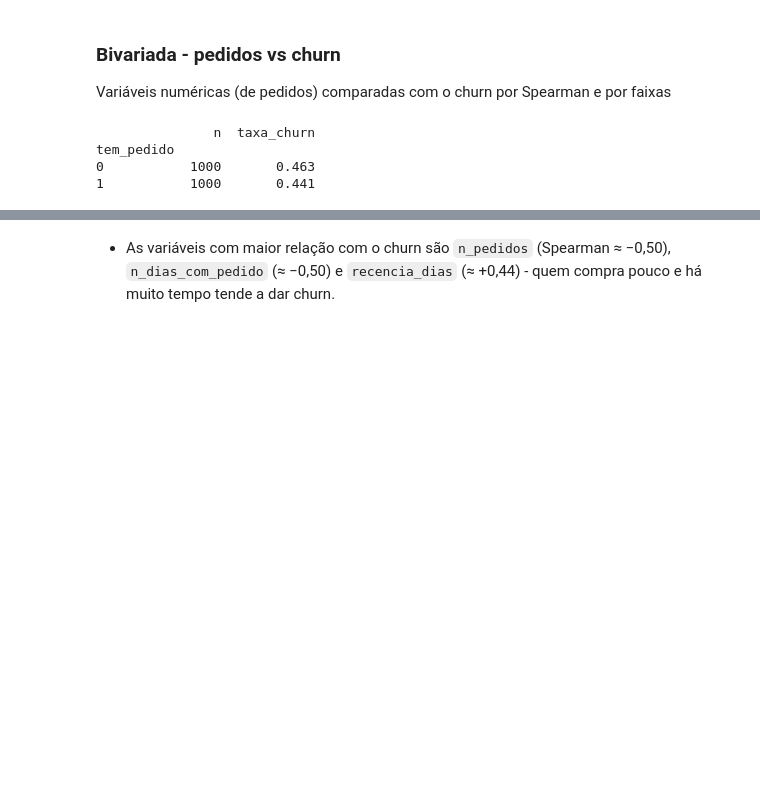
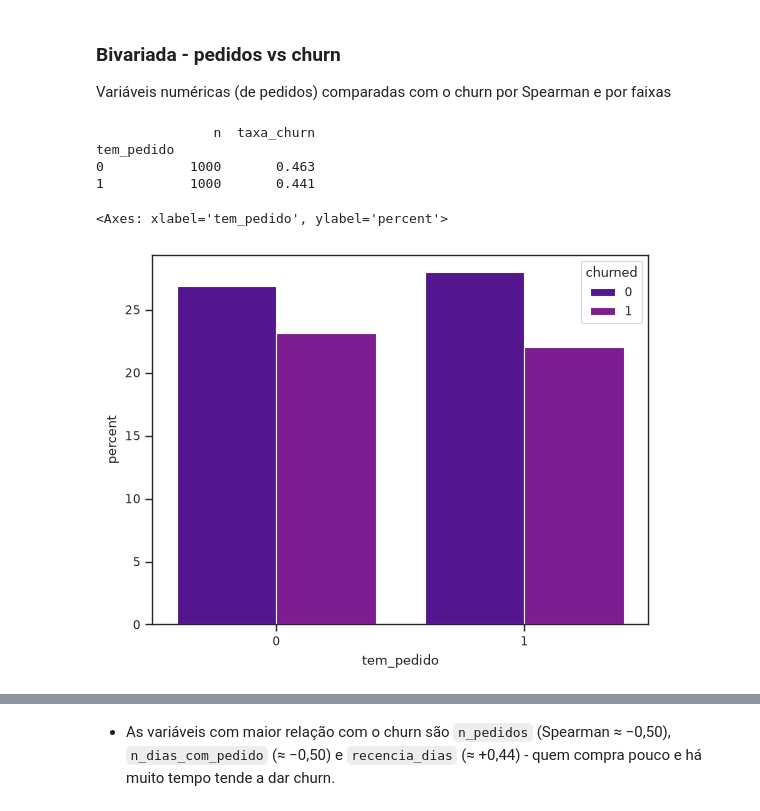
Before and after one commit to lgns-cin/CIN0144, a Jupyter notebook: EDA/com_pedidos.ipynb, the cells around one changed output, grey strips where cells are left out. Cells and saved outputs as stored; diff of their text form; code cells hidden in the pictures; blank space fills up the shorter version.

```diff
--- a/EDA/com_pedidos.ipynb
+++ b/EDA/com_pedidos.ipynb
@@ -723,8 +744,11 @@ clientes com pedido: 1000 de 2000
 Variáveis numéricas (de pedidos) comparadas com o churn por Spearman e por faixas
 # %%
 print(base_clientes.groupby('tem_pedido')['churned'].agg(n='count', taxa_churn='mean').round(3))
+_ = seaborn.countplot(data=base_clientes, x='tem_pedido', hue='churned', stat='percent')
 # %% [output]
                n  taxa_churn
 tem_pedido
 0           1000       0.463
 1           1000       0.441
+<Axes: xlabel='tem_pedido', ylabel='percent'>
+[figure, added]
```
Also changed, not shown: parts of 41 cells of this notebook.
